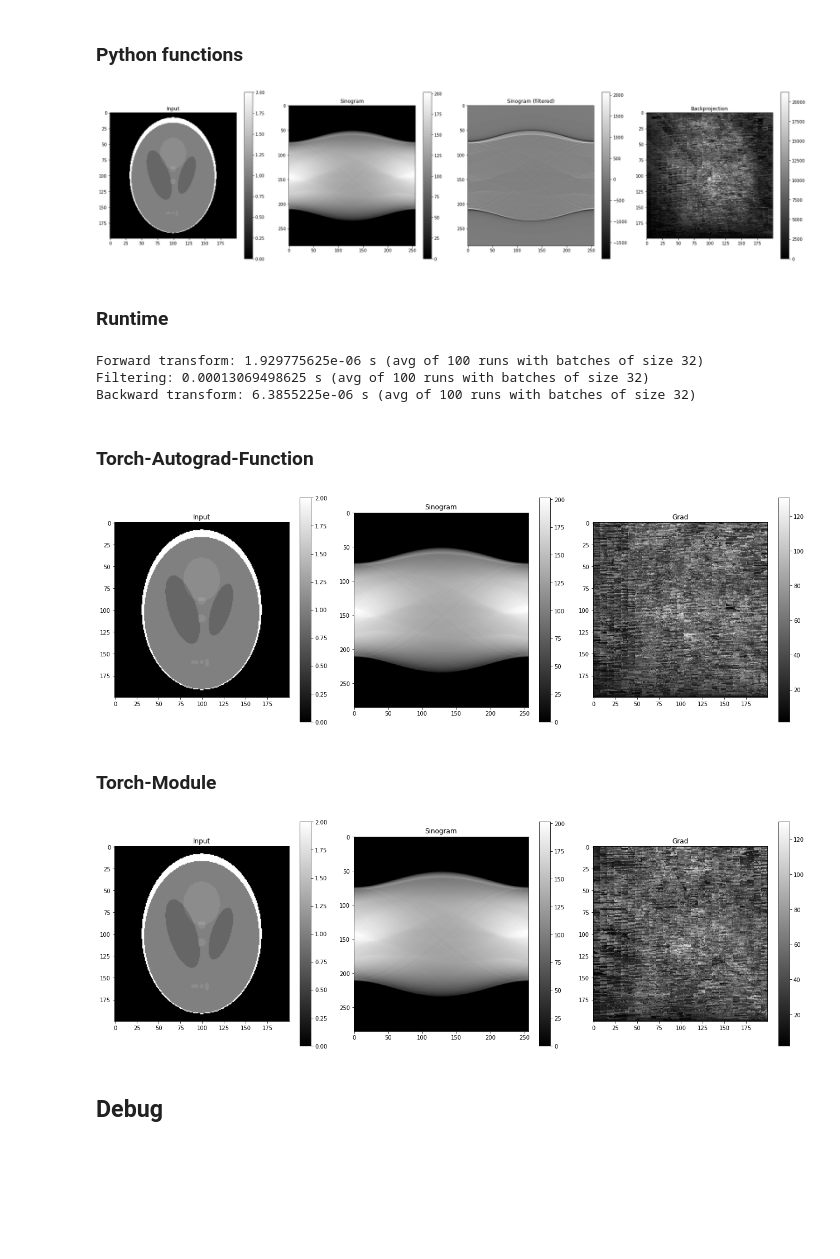
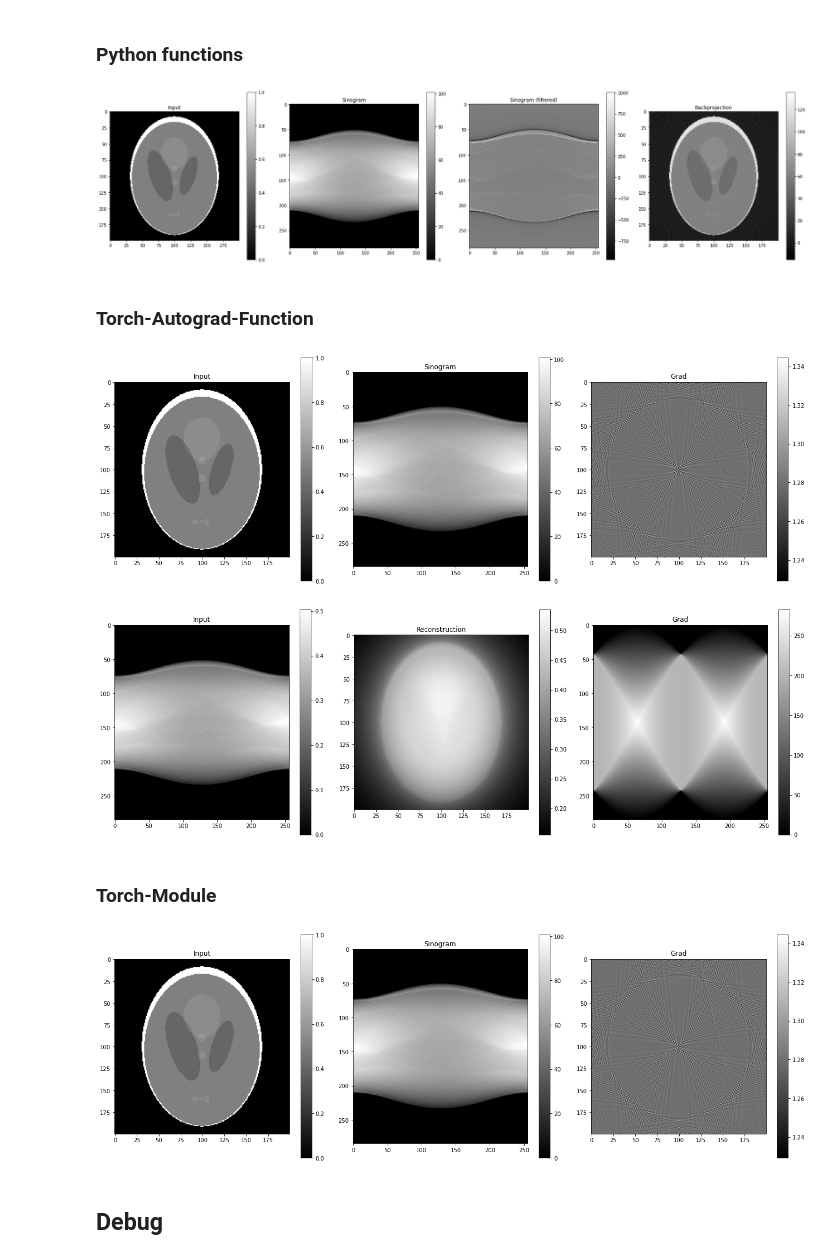
Before and after one commit to AlexanderAuras/radon, a Jupyter notebook: cuda_test.ipynb, the cells around one changed output. Cells and saved outputs as stored; diff of their text form; code cells hidden in the pictures; blank space fills up the shorter version.

```diff
--- a/cuda_test.ipynb
+++ b/cuda_test.ipynb
@@ -25,4 +26,4 @@ def shepp_logan_phantom(n):
                 torch.square((x-centers[i,0])*cos(theta[i])+(y-centers[i,1])*sin(theta[i]))/((axes[i,0]/2.0)**2)+
                 torch.square((x-centers[i,0])*sin(theta[i])-(y-centers[i,1])*cos(theta[i]))/((axes[i,1]/2.0)**2)
                 <= 1.0] += intensity[i]
-    return phantom.T
+    return phantom.T/2.0
@@ -33,58 +44,29 @@ def shepp_logan_phantom(n):
 # %%
 img0 = shepp_logan_phantom(200).contiguous().unsqueeze(0).unsqueeze(0).to("cuda").requires_grad_(True)
 plt.subplots(1, 4, figsize=(24,6))
 plt.subplot(1, 4, 1)
 plt.title("Input")
 plt.imshow(img0[0,0].detach().to("cpu"), cmap="gray")
 plt.colorbar()
 sino0 = radon.radon_forward(img0)
 plt.subplot(1, 4, 2)
 plt.title("Sinogram")
 plt.imshow(sino0[0,0].detach().to("cpu").mT, cmap="gray")
 plt.colorbar()
 fsino0 = radon.radon_filter(sino0, radon.ram_lak_filter, None)
 plt.subplot(1, 4, 3)
 plt.title("Sinogram (filtered)")
 plt.imshow(fsino0[0,0].detach().to("cpu").mT, cmap="gray")
 plt.colorbar()
-recon0 = radon.radon_backward(sino0, img0.shape[3])
+recon0 = radon.radon_backward(fsino0, img0.shape[3])
 plt.subplot(1, 4, 4)
 plt.title("Backprojection")
 plt.imshow(recon0[0,0].detach().to("cpu"), cmap="gray")
 plt.colorbar()
 plt.tight_layout()
 plt.show()
 # %% [output]
-[figure, old version]
+[figure, new version]
-# %% [markdown]
-### Runtime
-# %%
-img = shepp_logan_phantom(200).contiguous().unsqueeze(0).unsqueeze(0).to("cuda").repeat(32,1,1,1)
-sino = radon.radon_forward(img)
-sinof = radon.radon_filter(sino, radon.ram_lak_filter, None)
-N = 100
-acc_time_ns = 0
-for i in range(N):
-    start_time_ns = time.perf_counter_ns()
-    radon.radon_forward(img)
-    acc_time_ns += time.perf_counter_ns()-start_time_ns
-print(f"Forward transform: {acc_time_ns/(N*32e9)} s (avg of {N} runs with batches of size 32)")
-acc_time_ns = 0
-for i in range(N):
-    start_time_ns = time.perf_counter_ns()
-    radon.radon_filter(sino, radon.ram_lak_filter, None)
-    acc_time_ns += time.perf_counter_ns()-start_time_ns
-print(f"Filtering: {acc_time_ns/(N*32e9)} s (avg of {N} runs with batches of size 32)")
-acc_time_ns = 0
-for i in range(N):
-    start_time_ns = time.perf_counter_ns()
-    radon.radon_backward(sinof, 200)
-    acc_time_ns += time.perf_counter_ns()-start_time_ns
-print(f"Backward transform: {acc_time_ns/(N*32e9)} s (avg of {N} runs with batches of size 32)")
-# %% [output]
-Forward transform: 1.929775625e-06 s (avg of 100 runs with batches of size 32)
-Filtering: 0.00013069498625 s (avg of 100 runs with batches of size 32)
-Backward transform: 6.3855225e-06 s (avg of 100 runs with batches of size 32)
 # %% [markdown]
 ### Torch-Autograd-Function
 # %%
@@ -94,25 +76,47 @@ plt.subplot(1, 3, 1)
 plt.title("Input")
 plt.imshow(img1[0,0].detach().to("cpu"), cmap="gray")
 plt.colorbar()
-sino1 = radon.RadonTransformFunc.apply(img1, torch.linspace(0, 3.14159265359, 257, device="cuda")[:-1])
+sino1 = radon.RadonForwardFunc.apply(img1)
 plt.subplot(1, 3, 2)
 plt.title("Sinogram")
 plt.imshow(sino1[0,0].detach().to("cpu").mT, cmap="gray")
 plt.colorbar()
 sino1.sum().backward()
-recon1 = typing.cast(torch.Tensor, img1.grad)
+grad = typing.cast(torch.Tensor, img1.grad)
 plt.subplot(1, 3, 3)
 plt.title("Grad")
-plt.imshow(recon1[0,0].detach().to("cpu"), cmap="gray")
+plt.imshow(grad[0,0].detach().to("cpu"), cmap="gray")
 plt.colorbar()
 plt.tight_layout()
 plt.show()
 # %% [output]
-[figure, old version]
+[figure, new version]
+# %%
+sino = radon.radon_forward(shepp_logan_phantom(200).contiguous().unsqueeze(0).unsqueeze(0)).to("cuda").requires_grad_(True)
+plt.subplots(1, 3, figsize=(18,6))
+plt.subplot(1, 3, 1)
+plt.title("Input")
+plt.imshow(sino[0,0].detach().to("cpu").mT, cmap="gray")
+plt.colorbar()
+img = radon.RadonBackwardFunc.apply(sino, 200)
+plt.subplot(1, 3, 2)
+plt.title("Reconstruction")
+plt.imshow(img[0,0].detach().to("cpu"), cmap="gray")
+plt.colorbar()
+img.sum().backward()
+grad = typing.cast(torch.Tensor, sino.grad)
+plt.subplot(1, 3, 3)
+plt.title("Grad")
+plt.imshow(grad[0,0].detach().to("cpu").mT, cmap="gray")
+plt.colorbar()
+plt.tight_layout()
+plt.show()
+# %% [output]
+[figure, added]
 # %% [markdown]
 ### Torch-Module
 # %%
-radon_trans = radon.RadonTransform()
+radon_trans = radon.RadonForward()
 img2 = shepp_logan_phantom(200).contiguous().unsqueeze(0).unsqueeze(0).to("cuda").requires_grad_(True)
 plt.subplots(1, 3, figsize=(18,6))
 plt.subplot(1, 3, 1)
@@ -133,7 +137,7 @@ plt.colorbar()
 plt.tight_layout()
 plt.show()
 # %% [output]
-[figure, old version]
+[figure, new version]
 # %% [markdown]
 ## Debug
 # %% [markdown]
```
Also changed, not shown: parts of 9 cells of this notebook, 11 other files.
